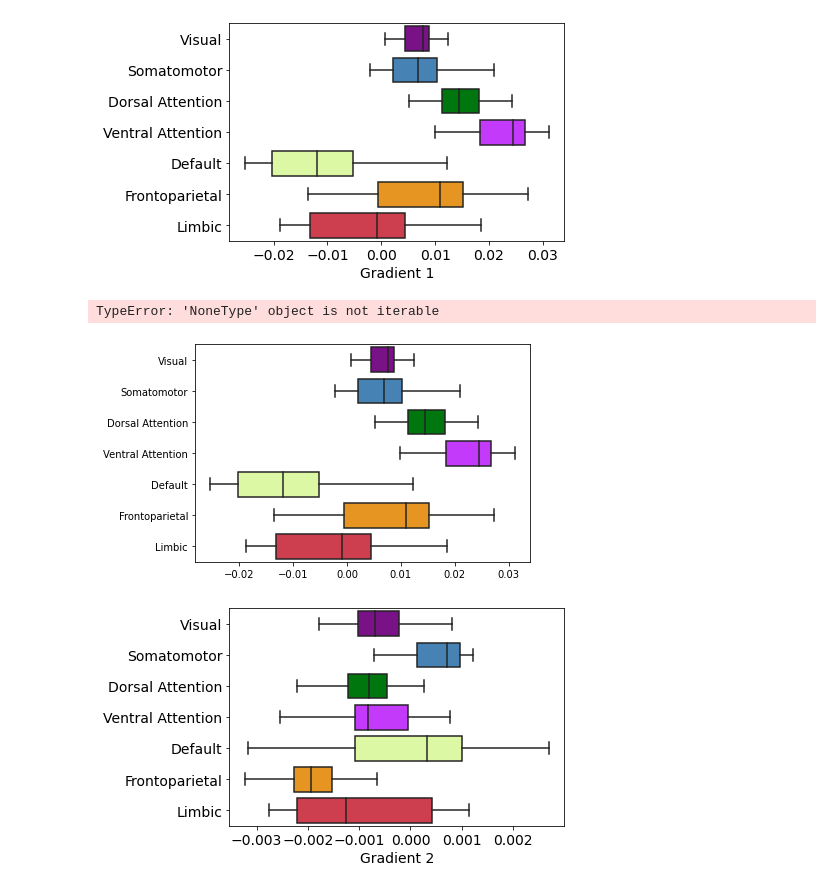
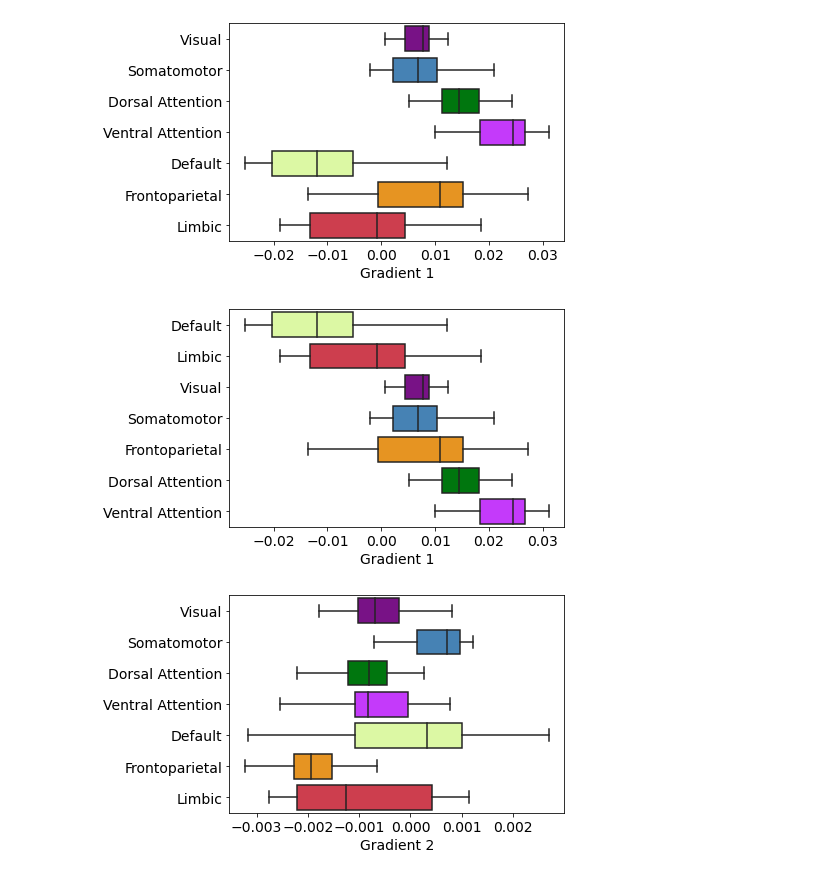
Before and after one commit to sudesnac/HumanBF-Connectivity, a Jupyter notebook: notebook/g-wCtx_networks.ipynb, the cells around one changed output. Cells and saved outputs as stored; diff of their text form; code cells hidden in the pictures.

Commit message:
update network stat

```diff
--- a/notebook/g-wCtx_networks.ipynb
+++ b/notebook/g-wCtx_networks.ipynb
@@ -321,20 +322,18 @@ plt.savefig(fig_path + f'Func_HCPMMP_G1-Gradient-weighted_cortical_networks.png'
 plt.show()
 # %% [output]
 [figure]
-# %%
-pairs = [("Visual","Somatomotor"),("Visual","Dorsal Attention"),("Visual","Ventral Attention"),("Visual","Default"),("Visual","Frontoparietal"),("Visual","Limbic")]
-p = sns.boxplot(data=funcG1_net, orient='h', saturation=1, showfliers=False, palette=yeo_cols)
-# Add annotations
-annotator = Annotator(p, pairs)
-annotator.configure(test="Mann-Whitney").apply_and_annotate()
-p.tick_params(labelsize=14)
-#p.axes.set_title("Functional Gradient 1 Networks", fontsize=16)
-p.set_xlabel("Gradient 1", fontsize=14)
-#plt.savefig(fig_path + f'Func_HCPMMP_G1-Gradient-weighted_cortical_networks.png', dpi=300, bbox_inches='tight')
-plt.show()
-# %% [output]
-TypeError: 'NoneType' object is not iterable
-[figure, removed]
+# %%
+sort_funcG1 = funcG1_net.mean().sort_values().index
+sorted_funcG1 = funcG1_net[sort_funcG1]
+# %%
+p = sns.boxplot(data=sorted_funcG1, orient='h', saturation=1, showfliers=False, palette=yeo_cols)
+p.tick_params(labelsize=14)
+#p.axes.set_title("Functional Gradient 1 Networks", fontsize=16)
+p.set_xlabel("Gradient 1", fontsize=14)
+plt.savefig(fig_path + f'Func_HCPMMP_G1-Gradient-weighted_cortical_networks_mean-sorted.png', dpi=300, bbox_inches='tight')
+plt.show()
+# %% [output]
+[figure, added]
 # %%
 p = sns.boxplot(data=funcG2_net, orient='h', saturation=1, showfliers=False, palette=yeo_cols)
 p.tick_params(labelsize=14)
```
Also changed, not shown: parts of 70 cells of this notebook, 5 other files.
